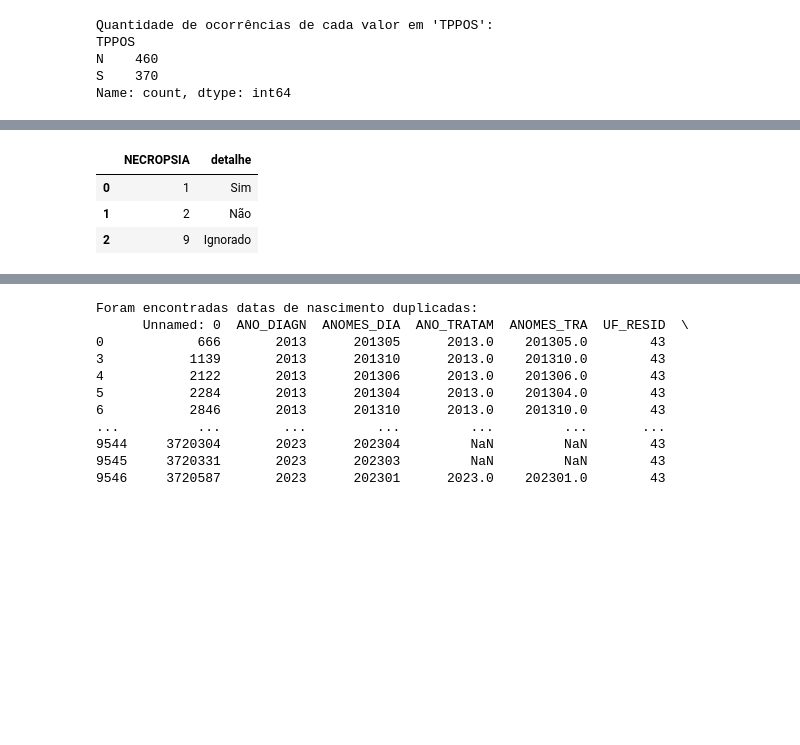
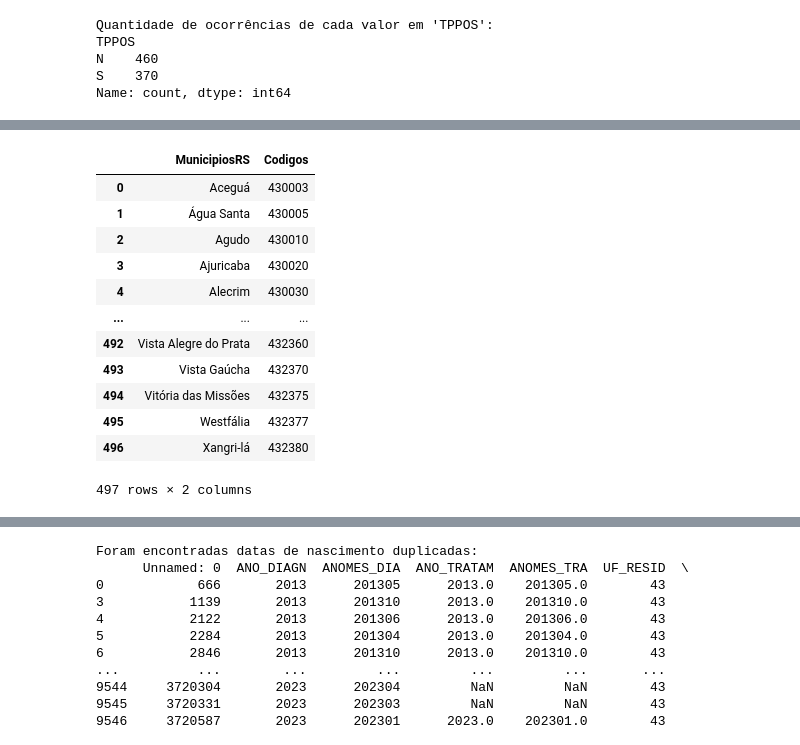
Before and after one commit to felipeasr/dash_oncoloico, a Jupyter notebook: Analise.ipynb, the cells around one changed output, grey strips where cells are left out. Cells and saved outputs as stored; diff of their text form; code cells hidden in the pictures; blank space fills up the shorter version.

```diff
--- a/Analise.ipynb
+++ b/Analise.ipynb
@@ -815,10 +883,19 @@ df
 # %%
-tabela_uf = pd.read_csv('Sim/necropsia.csv', sep=",")
+tabela_uf = pd.read_csv('novo_arquivo.csv', sep=",")
 tabela_uf
 # %% [output]
-|  | NECROPSIA | detalhe |
-| 0 | 1 | Sim |
-| 1 | 2 | Não |
-| 2 | 9 | Ignorado |
+|  | MunicipiosRS | Codigos |
+| 0 | Aceguá | 430003 |
+| 1 | Água Santa | 430005 |
+| 2 | Agudo | 430010 |
+| 3 | Ajuricaba | 430020 |
+| 4 | Alecrim | 430030 |
+| ... | ... | ... |
+| 492 | Vista Alegre do Prata | 432360 |
+| 493 | Vista Gaúcha | 432370 |
+| 494 | Vitória das Missões | 432375 |
+| 495 | Westfália | 432377 |
+| 496 | Xangri-lá | 432380 |
+497 rows × 2 columns
 # %%
 import pandas as pd
```
Also changed, not shown: parts of 8 cells of this notebook, 16 other files.
